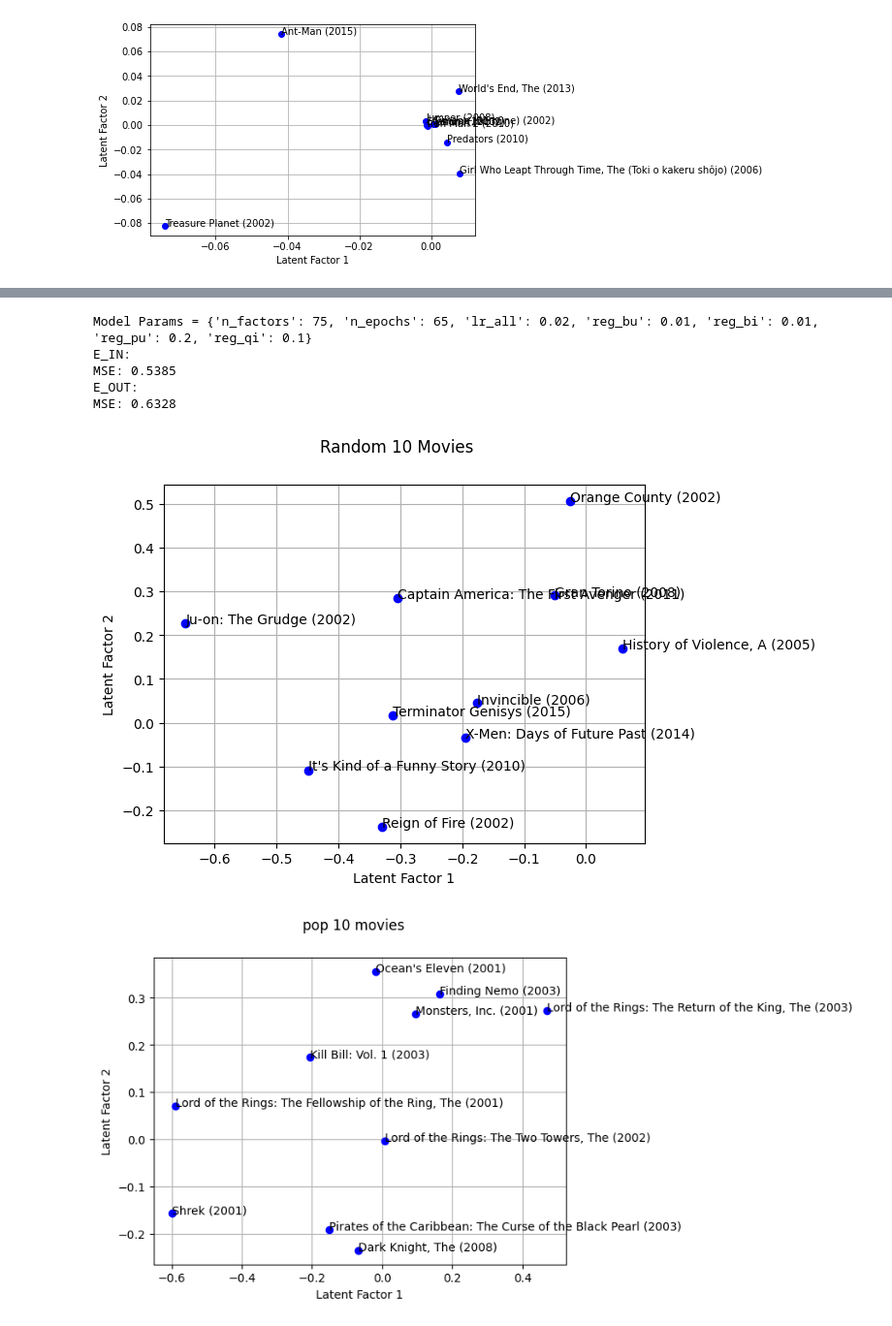
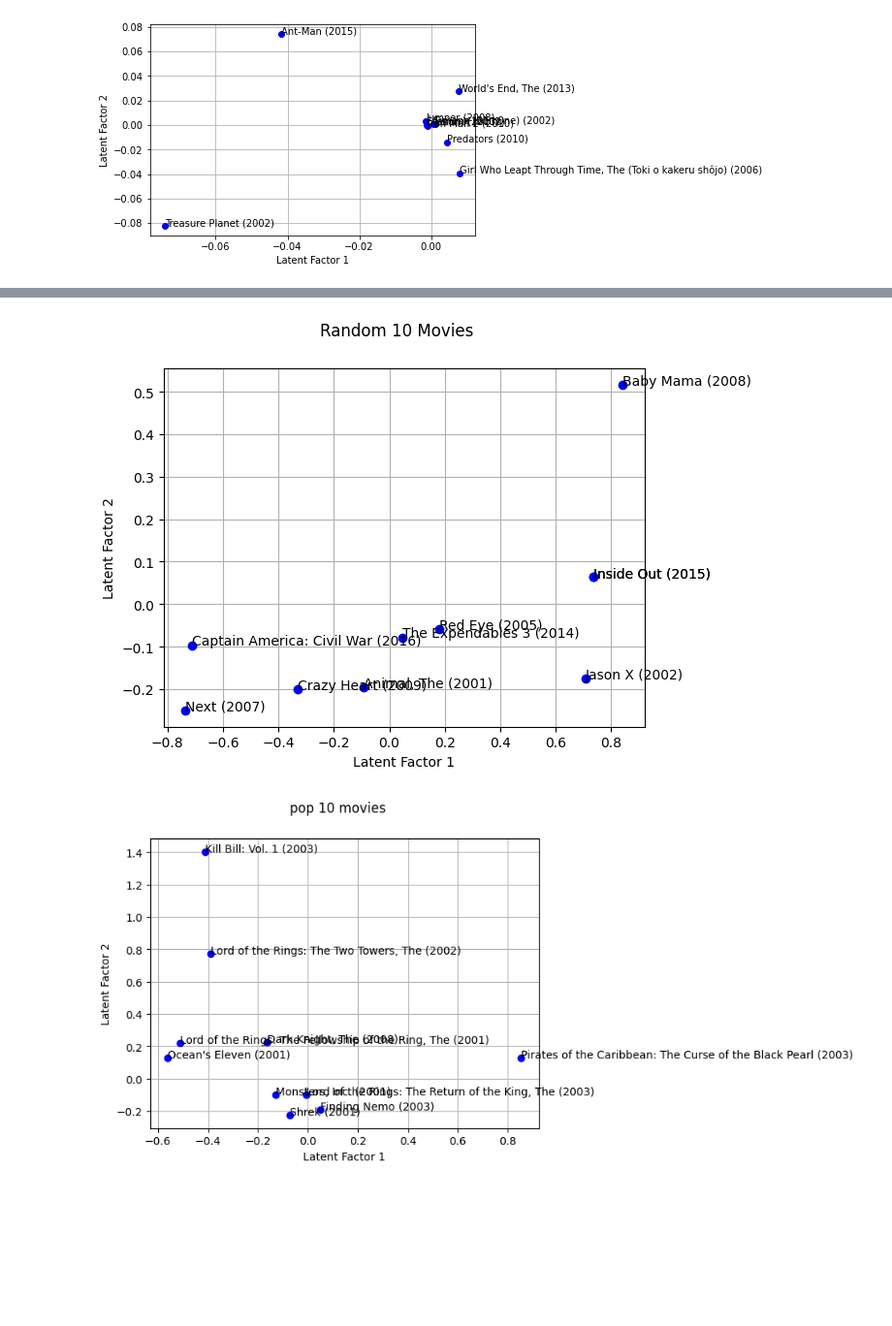
Before and after one commit to Zack-Dugue/CS155-PROJECT_2, a Jupyter notebook: project_2_complete.ipynb, the cells around one changed output, grey strips where cells are left out. Shown: that part at 97% size. Drawn from its saved outputs; the diff is of its cells as text; code cells hidden in the pictures; blank space fills up the shorter version.

Commit message:
I added the visualizations for the off the shelf implementation.

```diff
--- a/project_2_complete.ipynb
+++ b/project_2_complete.ipynb
@@ -681,12 +681,20 @@ import surprise.accuracy as ACC
 import surprise as SP
 # Define the MF Model
 
-def make_and_fit(train_data,test_data, K,reg, epochs,init_mean = 0,init_std_dev = 0.1):
-    model = PA.SVD(n_factors=K, n_epochs=epochs, biased=True, init_mean=init_mean, init_std_dev=0.1, lr_all=0.005, reg_all=reg)
-    model.fit(train_data)
-    predictions = model.test(test_data, verbose=True)
+def make_and_fit(train_data,test_data):
+    model = PA.SVDpp(n_factors=100, n_epochs=70, lr_all = .01, reg_bu = .05, reg_pu = .1, reg_qi = 0.05, reg_yj = .005)
+    model.fit(train_data.build_full_trainset())
+    # print(f"Model Params = {model.best_params['mse']}")
+    train_dataset = train_data.build_full_trainset().build_testset()
+    print(f"E_IN:")
+    predictions = model.test(train_dataset)
     MSE = ACC.mse(predictions)
-    print(f"MSE - {MSE}")
+
+    test_dataset = test_data.build_full_trainset().build_testset()
+    print(f"E_OUT:")
+    predictions = model.test(test_dataset)
+
+    MSE = ACC.mse(predictions)
     return model
 
 def load_data_for_surprise(path,m):
@@ -708,7 +716,6 @@ def param_search(train_data,test_data,n):
                   "lr_all" : [0.001 , .005, .01, 0.02], "reg_bu" : [0.005,0.01,0.02,0.05,.1,.2],"reg_bi" :[0.005,0.01,0.02,0.05,.1,.2],"reg_pu" :[0.005,0.01,0.02,0.05,.1,.2],"reg_qi" : [0.005,0.01,0.02,0.05,.1,.2]}
     model = SP.model_selection.search.RandomizedSearchCV(PA.SVD, param_dict, n_iter=n,  measures=['mse'], cv=None, refit=True, return_train_measures=True, n_jobs=-1,joblib_verbose=5)
     model.fit(train_data)
-    print(f"Model Params = {model.best_params['mse']}")
     train_dataset = train_data.build_full_trainset().build_testset()
     print(f"E_IN:")
     predictions = model.test(train_dataset)
@@ -724,13 +731,14 @@ def param_search(train_data,test_data,n):
 
 def experiment(m,n):
     train_data, test_data = load_data_for_surprise("CS155-PROJECT_2/data/data.csv",m)
-    model = param_search(train_data,test_data,n)
-    model = model.best_estimator['mse']
+    #model = param_search
+    model = make_and_fit(train_data,test_data)
+    # model = model.best_estimator['mse']
     return model
 
 
 if __name__ == "__main__":
-    model = experiment(12150,20)
+    model = experiment(12150,1)
     U = model.pu
     V = model.qi
     data = pd.read_csv(
@@ -749,7 +757,2 @@ Note: you may need to restart the kernel to use updated packages.
-Model Params = {'n_factors': 75, 'n_epochs': 65, 'lr_all': 0.02, 'reg_bu': 0.01, 'reg_bi': 0.01, 'reg_pu': 0.2, 'reg_qi': 0.1}
-E_IN:
-MSE: 0.5385
-E_OUT:
-MSE: 0.6328
-[figure, old version]
+[figure, new version]
-[figure, old version]
+[figure, new version]
```
Also changed, not shown: parts of 1 cell of this notebook.
